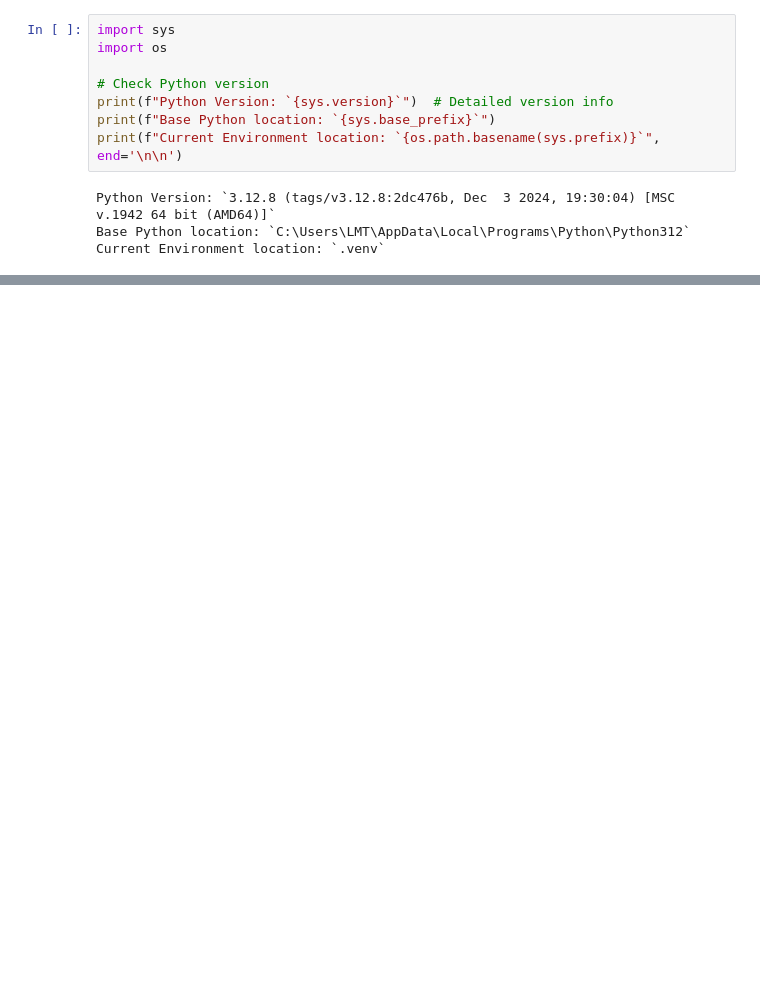
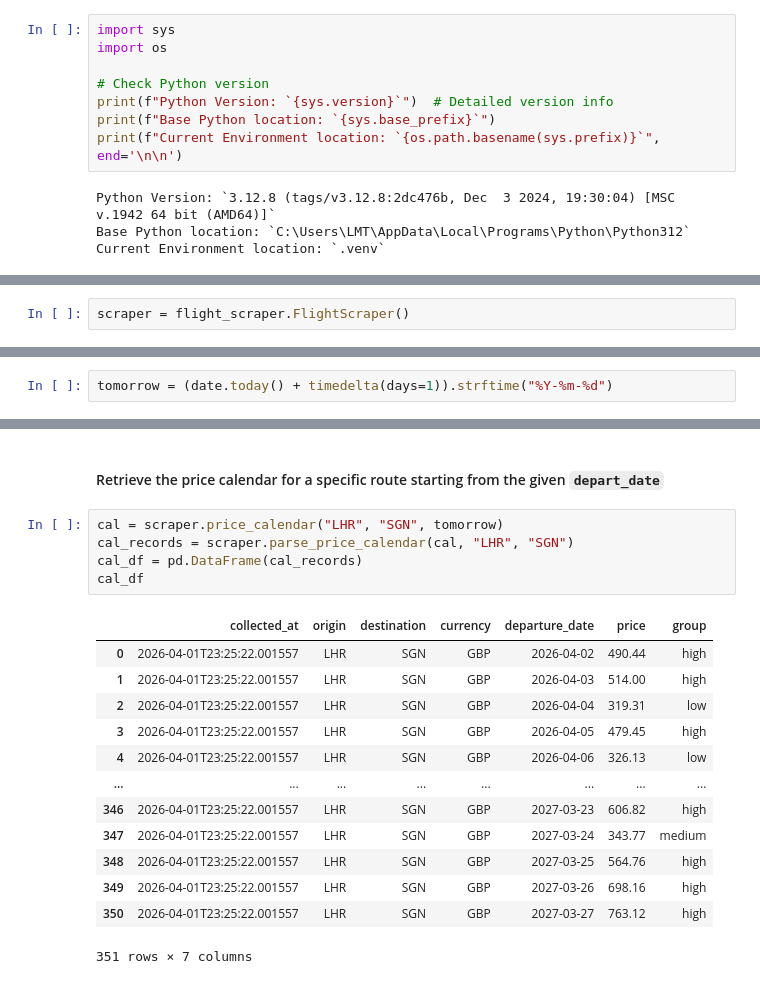
Before and after one commit to ThongLai/Flight-Scanner, a Jupyter notebook: experiment_notebooks/FlightsScraperSkyAPI.ipynb, the cells around one changed output, grey strips where cells are left out. Saved outputs shown, nothing was run; the diff lists cells and outputs as text; blank space fills up the shorter version.

Commit message:
feat(feature/Data-Infrastructure(data-collection)): Implement flight scraper and route definitions for daily price collection

```diff
--- a/experiment_notebooks/FlightsScraperSkyAPI.ipynb
+++ b/experiment_notebooks/FlightsScraperSkyAPI.ipynb
@@ -287,0 +30,2 @@ plt.show()
+# %%
+scraper = flight_scraper.FlightScraper()
@@ -287,0 +34,2 @@ plt.show()
+# %%
+tomorrow = (date.today() + timedelta(days=1)).strftime("%Y-%m-%d")
@@ -287,0 +70,21 @@ plt.show()
+# %% [markdown]
+#### Retrieve the price calendar for a specific route starting from the given `depart_date`
+# %%
+cal = scraper.price_calendar("LHR", "SGN", tomorrow)
+cal_records = scraper.parse_price_calendar(cal, "LHR", "SGN")
+cal_df = pd.DataFrame(cal_records)
+cal_df
+# %% [output]
+|  | collected_at | origin | destination | currency | departure_date | price | group |
+| 0 | 2026-04-01T23:25:22.001557 | LHR | SGN | GBP | 2026-04-02 | 490.44 | high |
+| 1 | 2026-04-01T23:25:22.001557 | LHR | SGN | GBP | 2026-04-03 | 514.00 | high |
+| 2 | 2026-04-01T23:25:22.001557 | LHR | SGN | GBP | 2026-04-04 | 319.31 | low |
+| 3 | 2026-04-01T23:25:22.001557 | LHR | SGN | GBP | 2026-04-05 | 479.45 | high |
+| 4 | 2026-04-01T23:25:22.001557 | LHR | SGN | GBP | 2026-04-06 | 326.13 | low |
+| ... | ... | ... | ... | ... | ... | ... | ... |
+| 346 | 2026-04-01T23:25:22.001557 | LHR | SGN | GBP | 2027-03-23 | 606.82 | high |
+| 347 | 2026-04-01T23:25:22.001557 | LHR | SGN | GBP | 2027-03-24 | 343.77 | medium |
+| 348 | 2026-04-01T23:25:22.001557 | LHR | SGN | GBP | 2027-03-25 | 564.76 | high |
+| 349 | 2026-04-01T23:25:22.001557 | LHR | SGN | GBP | 2027-03-26 | 698.16 | high |
+| 350 | 2026-04-01T23:25:22.001557 | LHR | SGN | GBP | 2027-03-27 | 763.12 | high |
+351 rows × 7 columns
```
Also changed, not shown: parts of 20 cells of this notebook, 2 other files.
